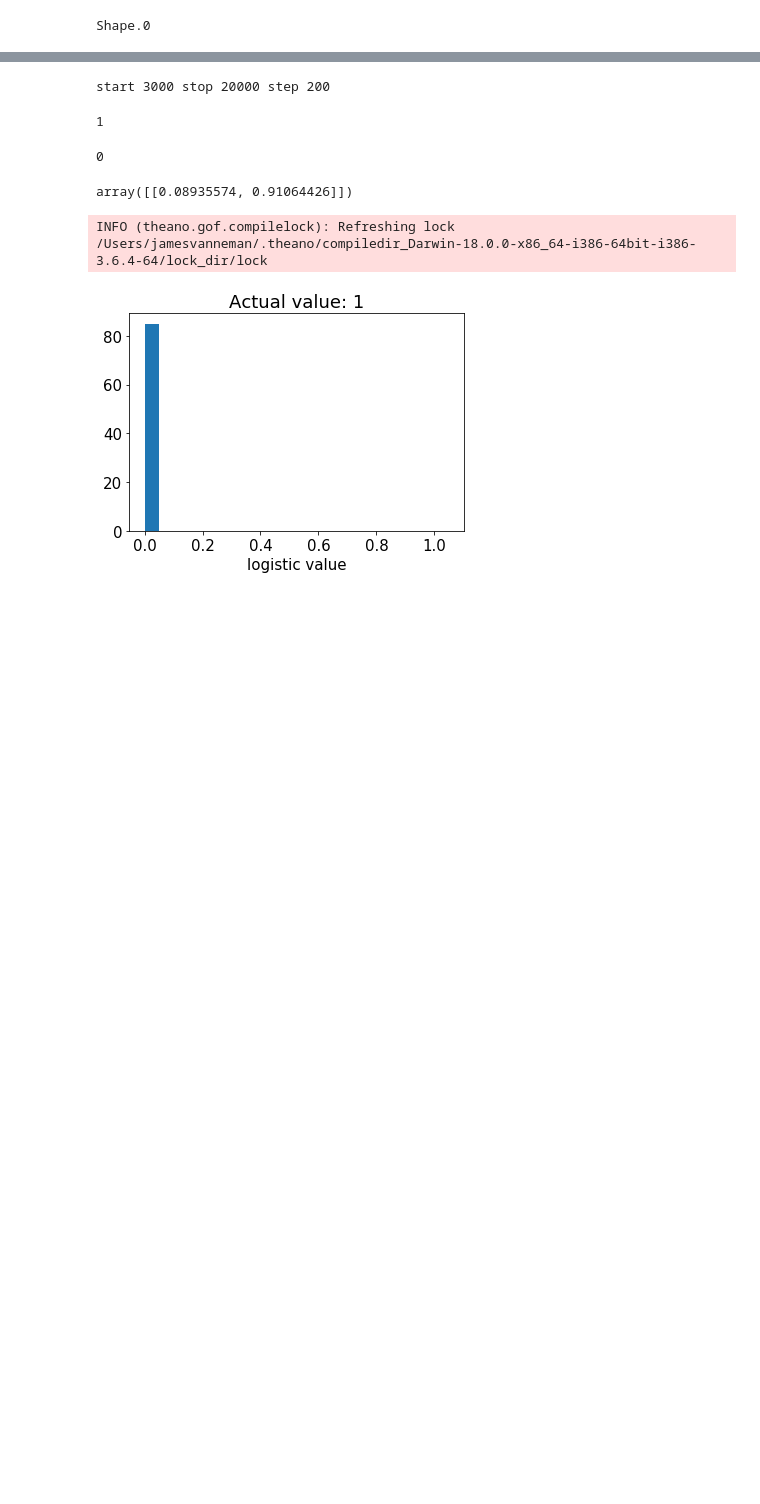
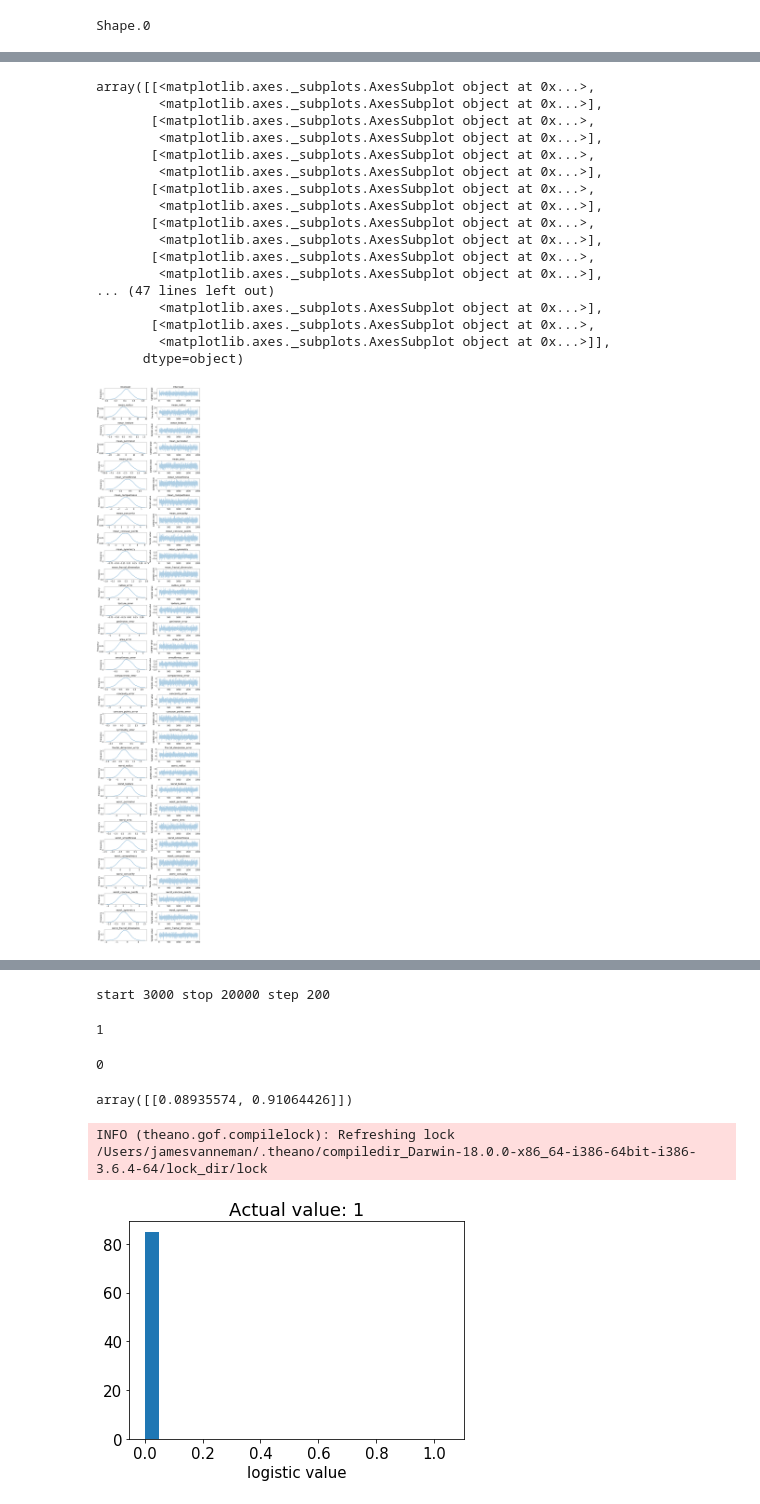
Before and after one commit to jvans1/paper_club, a Jupyter notebook: Untitled.ipynb, the cells around one changed output, grey strips where cells are left out. Cells and saved outputs as stored; diff of their text form; code cells hidden in the pictures; blank space fills up the shorter version.

```diff
--- a/Untitled.ipynb
+++ b/Untitled.ipynb
@@ -135,3 +101,0 @@ print(X_train.shape)
-# %%
-df = pd.DataFrame(X_train[:, :6], columns=feature_names[:6])
-seaborn.pairplot(df)
@@ -155,0 +108,8 @@ print(pm.math.sigmoid(num).eval())
+# %%
+cols = [camelized_feature_names]
+normed_data = pd.DataFrame(X_transformed, columns=cols)
+normed_data['is_cancer'] = df['is_cancer']
+# %%
+with pm.Model() as logistic_model:
+    pm.glm.GLM.from_formula('is_cancer ~ ' + '+'.join(camelized_feature_names), normed_data, family=pm.glm.families.Binomial())
+    trace_logistic_model = pm.sample(2000, chains=1, tune=1000)
@@ -155,0 +123,21 @@ print(pm.math.sigmoid(num).eval())
+# %%
+pm.traceplot(trace_logistic_model)
+# %% [output]
+array([[<matplotlib.axes._subplots.AxesSubplot object at 0x...>,
+        <matplotlib.axes._subplots.AxesSubplot object at 0x...>],
+       [<matplotlib.axes._subplots.AxesSubplot object at 0x...>,
+        <matplotlib.axes._subplots.AxesSubplot object at 0x...>],
+       [<matplotlib.axes._subplots.AxesSubplot object at 0x...>,
+        <matplotlib.axes._subplots.AxesSubplot object at 0x...>],
+       [<matplotlib.axes._subplots.AxesSubplot object at 0x...>,
+        <matplotlib.axes._subplots.AxesSubplot object at 0x...>],
+       [<matplotlib.axes._subplots.AxesSubplot object at 0x...>,
+        <matplotlib.axes._subplots.AxesSubplot object at 0x...>],
+       [<matplotlib.axes._subplots.AxesSubplot object at 0x...>,
+        <matplotlib.axes._subplots.AxesSubplot object at 0x...>],
+... (47 lines left out)
+        <matplotlib.axes._subplots.AxesSubplot object at 0x...>],
+       [<matplotlib.axes._subplots.AxesSubplot object at 0x...>,
+        <matplotlib.axes._subplots.AxesSubplot object at 0x...>]],
+      dtype=object)
+[figure, added]
```
Also changed, not shown: parts of 20 cells of this notebook.
